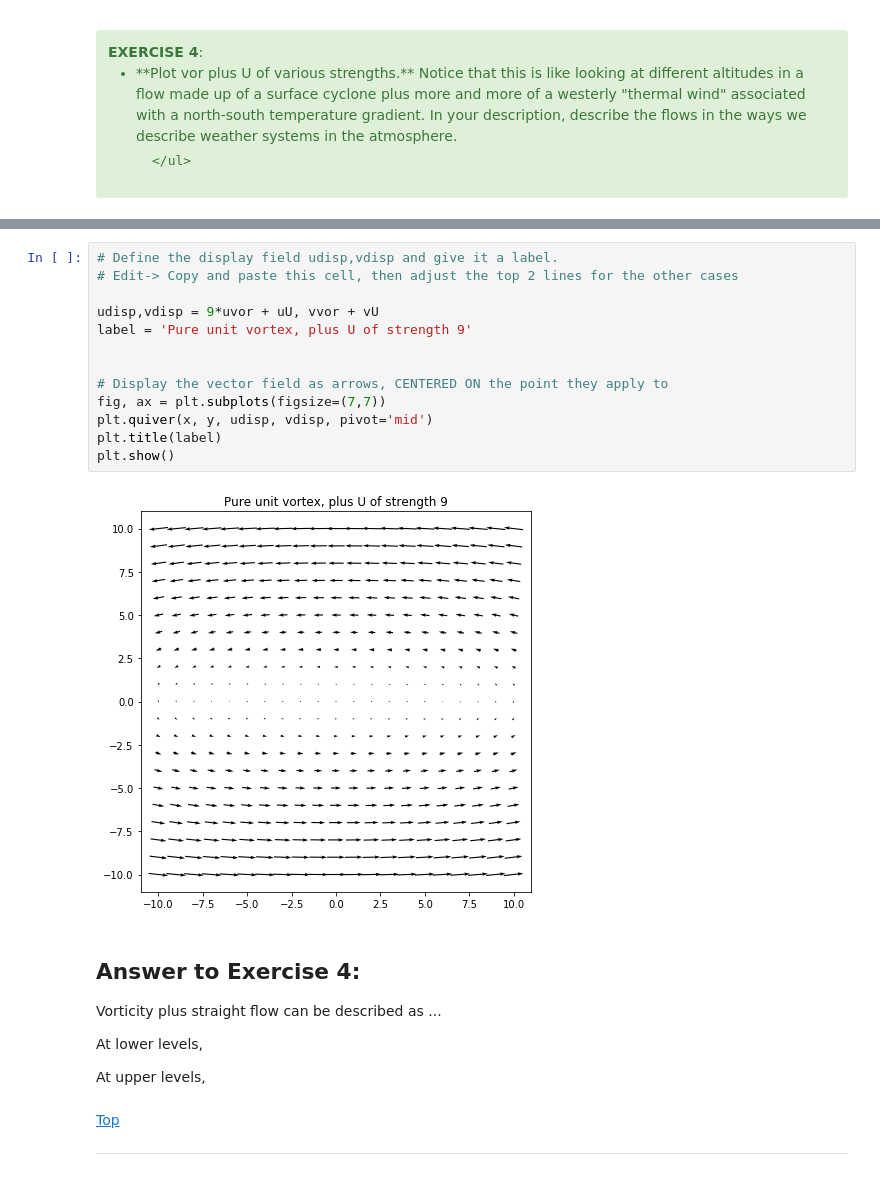
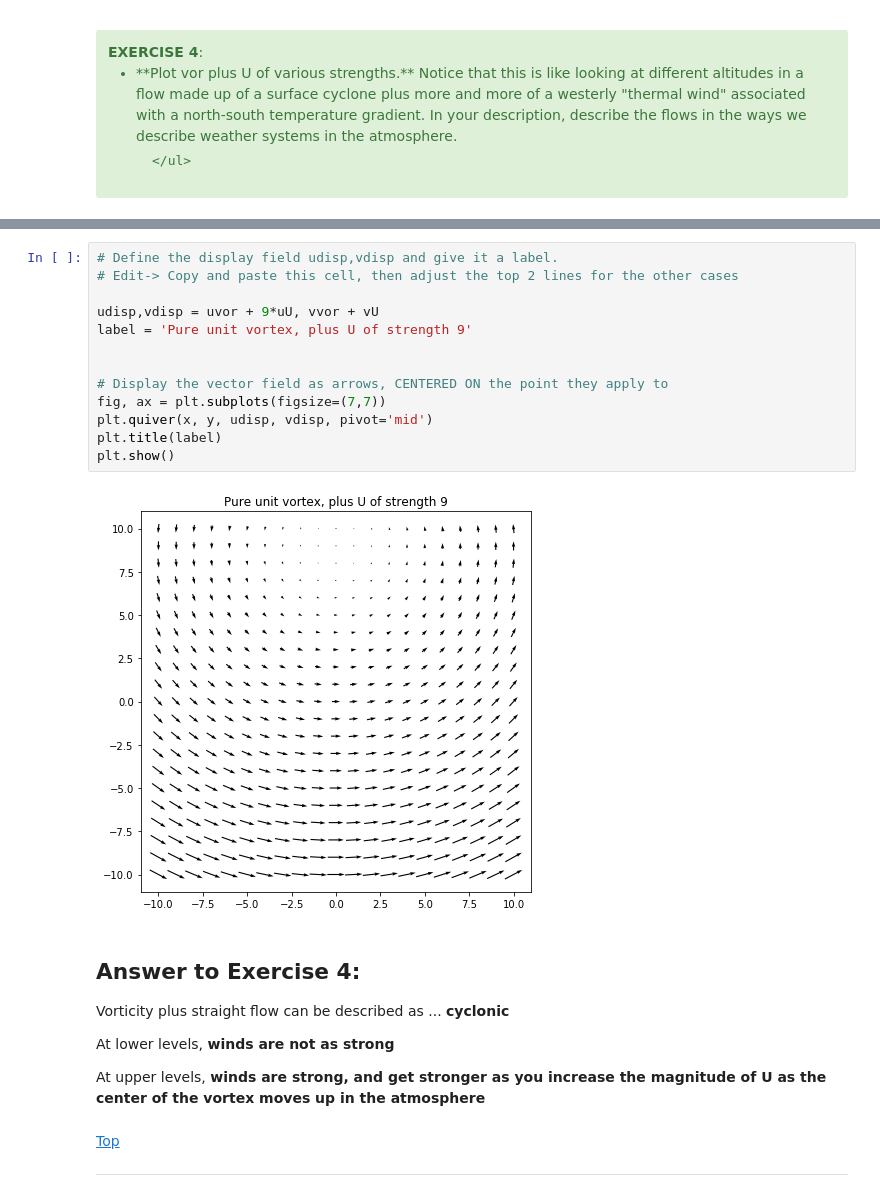
Before and after one commit to lchomiak/ATM651_IntroAtmDynamics, a Jupyter notebook: Unit1-Terminology_and_Tools/HW/CHOMIAK HW1.ipynb, the cells around one changed output, grey strips where cells are left out. Drawn from its saved outputs; the diff is of its cells as text.

```diff
--- a/Unit1-Terminology_and_Tools/HW/CHOMIAK HW1.ipynb
+++ b/Unit1-Terminology_and_Tools/HW/CHOMIAK HW1.ipynb
@@ -249,26 +249,26 @@ plt.show()
 # %%
 # Define the display field udisp,vdisp and give it a label.
 # Edit-> Copy and paste this cell, then adjust the top 2 lines for the other cases
 
-udisp,vdisp = 9*uvor + uU, vvor + vU
+udisp,vdisp = uvor + 9*uU, vvor + vU
 label = 'Pure unit vortex, plus U of strength 9'
 
 
 # Display the vector field as arrows, CENTERED ON the point they apply to
 fig, ax = plt.subplots(figsize=(7,7))
 plt.quiver(x, y, udisp, vdisp, pivot='mid')
 plt.title(label)
 plt.show()
 # %% [output]
-[figure, old version]
+[figure, new version]
 # %% [markdown]
 ## Answer to Exercise 4:
 
-Vorticity plus straight flow can be described as ...
+Vorticity plus straight flow can be described as ... **cyclonic**
 
-At lower levels,
+At lower levels,  **winds are not as strong**
 
-At upper levels,
+At upper levels, **winds are strong, and get stronger as you increase the magnitude of U as the center of the vortex moves up in the atmosphere**
 # %% [markdown]
 <a href="#top">Top</a>
 <hr style="height:2px;">
```
Also changed, not shown: parts of 5 cells of this notebook.
